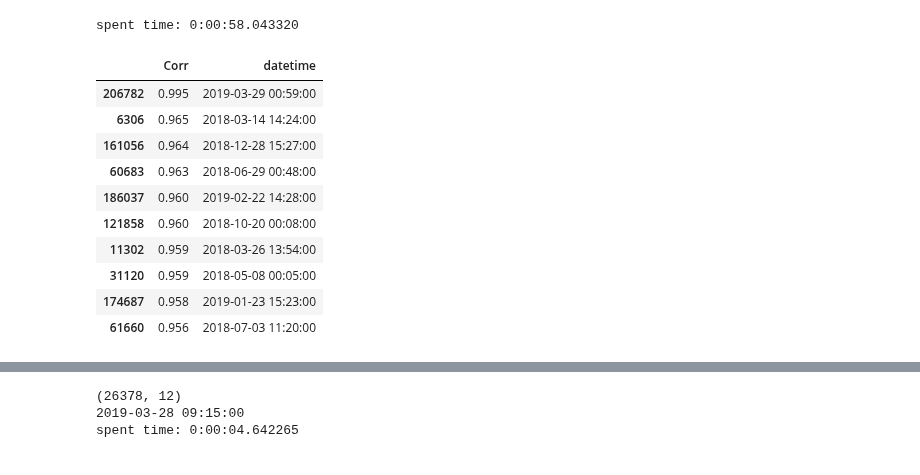
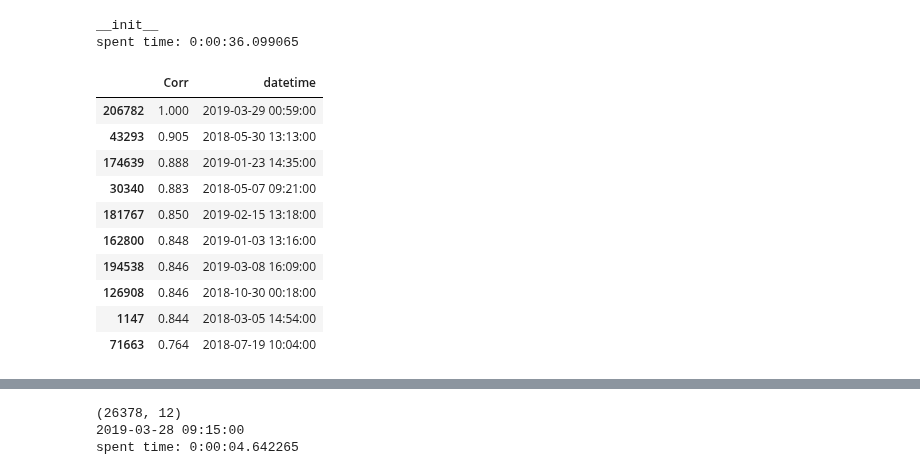
Before and after one commit to che7611/test2, a Jupyter notebook: TestK.ipynb, the cells around one changed output, grey strips where cells are left out. Saved outputs shown, nothing was run; the diff lists cells and outputs as text; code cells hidden in the pictures.

Commit message:
corr

```diff
--- a/TestK.ipynb
+++ b/TestK.ipynb
@@ -23,21 +23,23 @@ print(df1.shape)
 # %%
+# from corr import Analyse_CORR as sa
 dt1=dt.datetime(2019,3,29,9,15)
 Source=df1
 TA=Source[Source.datetime>=dt1]
 
-sa1=Analyse_CORR(Source,TA)
+sa1=sa(Source,TA)
 res=sa1.corr()
 res.head(10)
 # %% [output]
-spent time: 0:00:58.043320
+__init__
+spent time: 0:00:36.099065
 |  | Corr | datetime |
-| 206782 | 0.995 | 2019-03-29 00:59:00 |
-| 6306 | 0.965 | 2018-03-14 14:24:00 |
-| 161056 | 0.964 | 2018-12-28 15:27:00 |
-| 60683 | 0.963 | 2018-06-29 00:48:00 |
-| 186037 | 0.960 | 2019-02-22 14:28:00 |
-| 121858 | 0.960 | 2018-10-20 00:08:00 |
-| 11302 | 0.959 | 2018-03-26 13:54:00 |
-| 31120 | 0.959 | 2018-05-08 00:05:00 |
-| 174687 | 0.958 | 2019-01-23 15:23:00 |
-| 61660 | 0.956 | 2018-07-03 11:20:00 |
+| 206782 | 1.000 | 2019-03-29 00:59:00 |
+| 43293 | 0.905 | 2018-05-30 13:13:00 |
+| 174639 | 0.888 | 2019-01-23 14:35:00 |
+| 30340 | 0.883 | 2018-05-07 09:21:00 |
+| 181767 | 0.850 | 2019-02-15 13:18:00 |
+| 162800 | 0.848 | 2019-01-03 13:16:00 |
+| 194538 | 0.846 | 2019-03-08 16:09:00 |
+| 126908 | 0.846 | 2018-10-30 00:18:00 |
+| 1147 | 0.844 | 2018-03-05 14:54:00 |
+| 71663 | 0.764 | 2018-07-19 10:04:00 |
```
Also changed, not shown: parts of 7 cells of this notebook, 3 other files.
